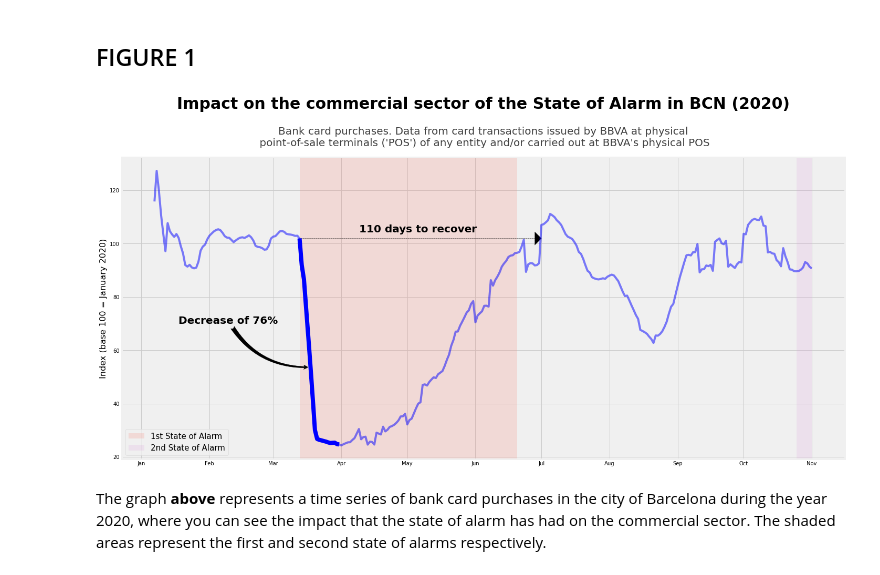
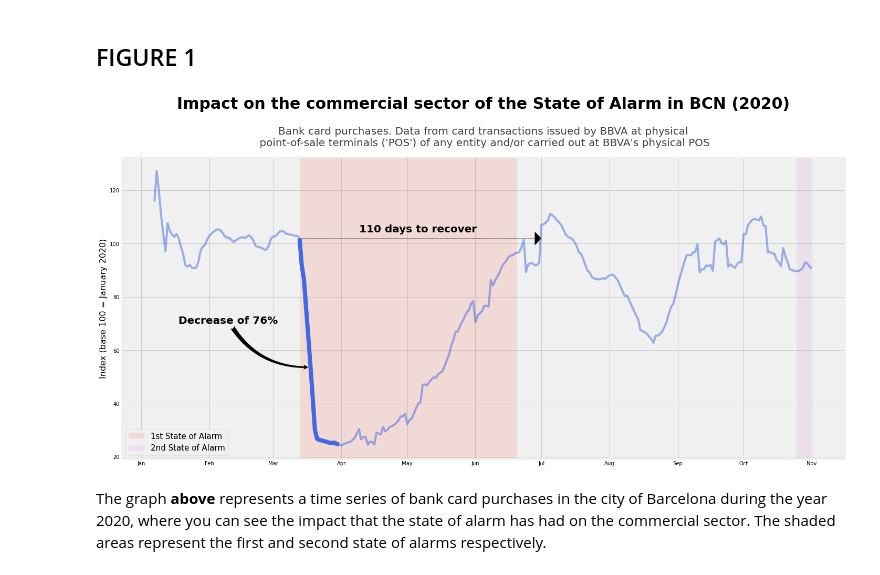
Before and after one commit to Albert-GM/datascience_notebooks, a Jupyter notebook: card_transacions_covid.ipynb, the cells around one changed output. Drawn from its saved outputs; the diff is of its cells as text; code cells hidden in the pictures.

```diff
--- a/card_transacions_covid.ipynb
+++ b/card_transacions_covid.ipynb
@@ -146,8 +146,8 @@ days_recover = (value_2 - start_1st_alarm).days # necessary days to recover
 # %%
 # plot the figure
 fig, ax = plt.subplots(1, 1, figsize = (20,10))
-sns.lineplot(data=s_total, alpha=0.5, color='b')
-plt.plot(s_min, color='b', linewidth=8) # plots a thicker line
+sns.lineplot(data=s_total, alpha=0.5, color='royalblue')
+plt.plot(s_min, linewidth=8, color='royalblue') # plots a thicker line
 
 # annotations and highlightnings
 note_1 = f"Decrease of {abs(decrease):.0f}%"
@@ -162,34 +162,34 @@ ax.annotate(note_1, xy=(x_1, y_1), xytext=(x_2, y_2), fontsize=20, color='black'
             ))
 ax.annotate(note_2, xy=(0.35, 0.63), fontsize=20, color='black',
             xycoords='figure fraction', fontweight= 'bold')
 plt.arrow(y=value_1, x=start_1st_alarm, dy=0, dx=days_recover,
            color='black', linestyle=':', length_includes_head=True, head_width=5,
           head_length=3)
 plt.axvspan(start_1st_alarm, final_1st_alarm, facecolor='salmon',
             alpha=0.2, label='1st State of Alarm')
 plt.axvspan(start_2nd_alarm , x_3, facecolor='plum', alpha=0.2,
             label='2nd State of Alarm')
 
 # title and subtitle
 ax.text(x=0.5, y=1.15, s="Impact on the commercial sector of the State of Alarm in BCN (2020)",
         fontsize=30, weight='bold', ha='center', va='bottom',
         transform=ax.transAxes)
 ax.text(x=0.5, y=1.03, s="Bank card purchases. Data from card transactions issued by BBVA at physical\n point-of-sale terminals ('POS') of any entity and/or carried out at BBVA's physical POS",
         fontsize=20, alpha=0.75, ha='center', va='bottom', transform=ax.transAxes)
 
 plt.xlabel('')
 plt.ylabel('Index (base 100 = January 2020)', fontsize=16)
 
 # display the month in the x-axis
 locator = mdates.MonthLocator()  # every month
 fmt = mdates.DateFormatter('%b')
 ax.xaxis.set_major_locator(locator)
 ax.xaxis.set_major_formatter(fmt)
 
 plt.legend(fontsize=15)
 plt.tight_layout()
 # %% [output]
-[figure, old version]
+[figure, new version]
 # %% [markdown]
 The graph **above** represents a time series of bank card purchases in the city of Barcelona during the year 2020, where you can see the impact that the state of alarm has had on the commercial sector. The shaded areas represent the first and second state of alarms respectively.
 # %% [markdown]
```
Also changed, not shown: parts of 3 cells of this notebook.
